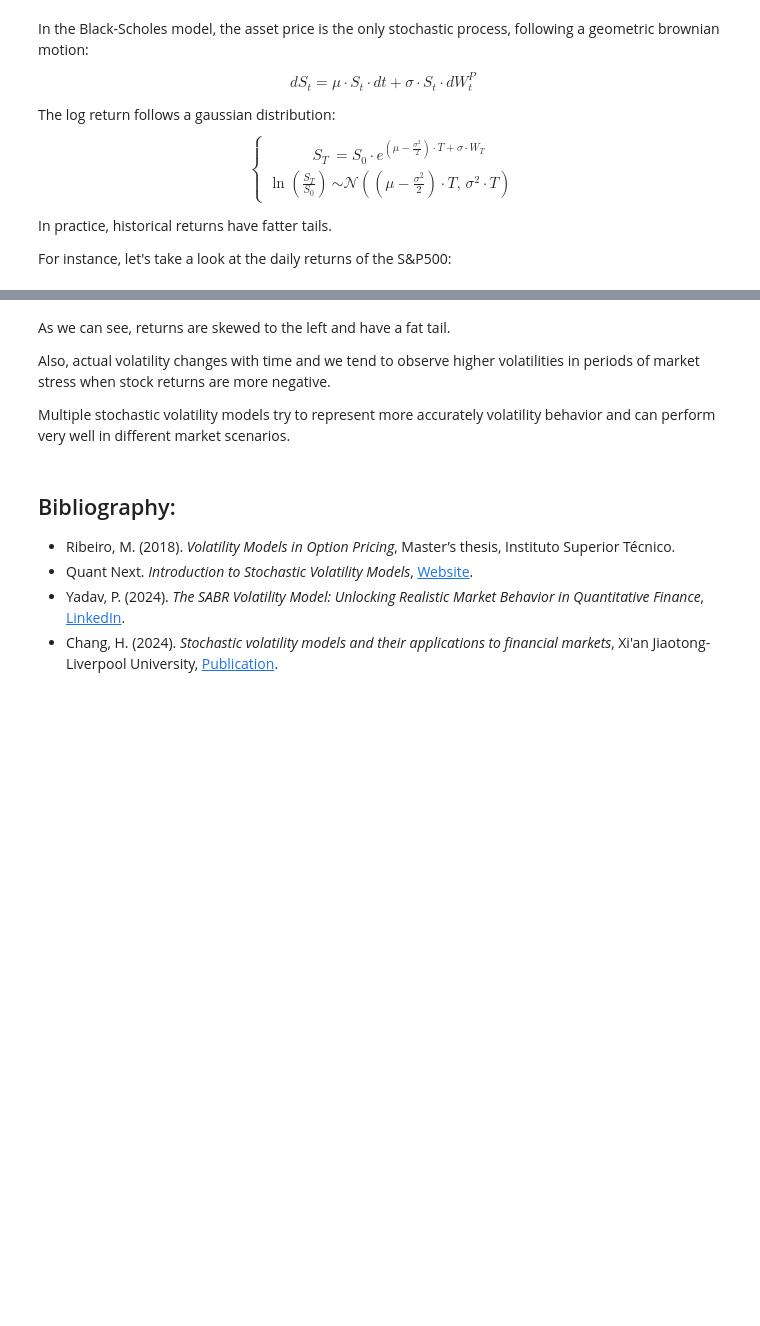
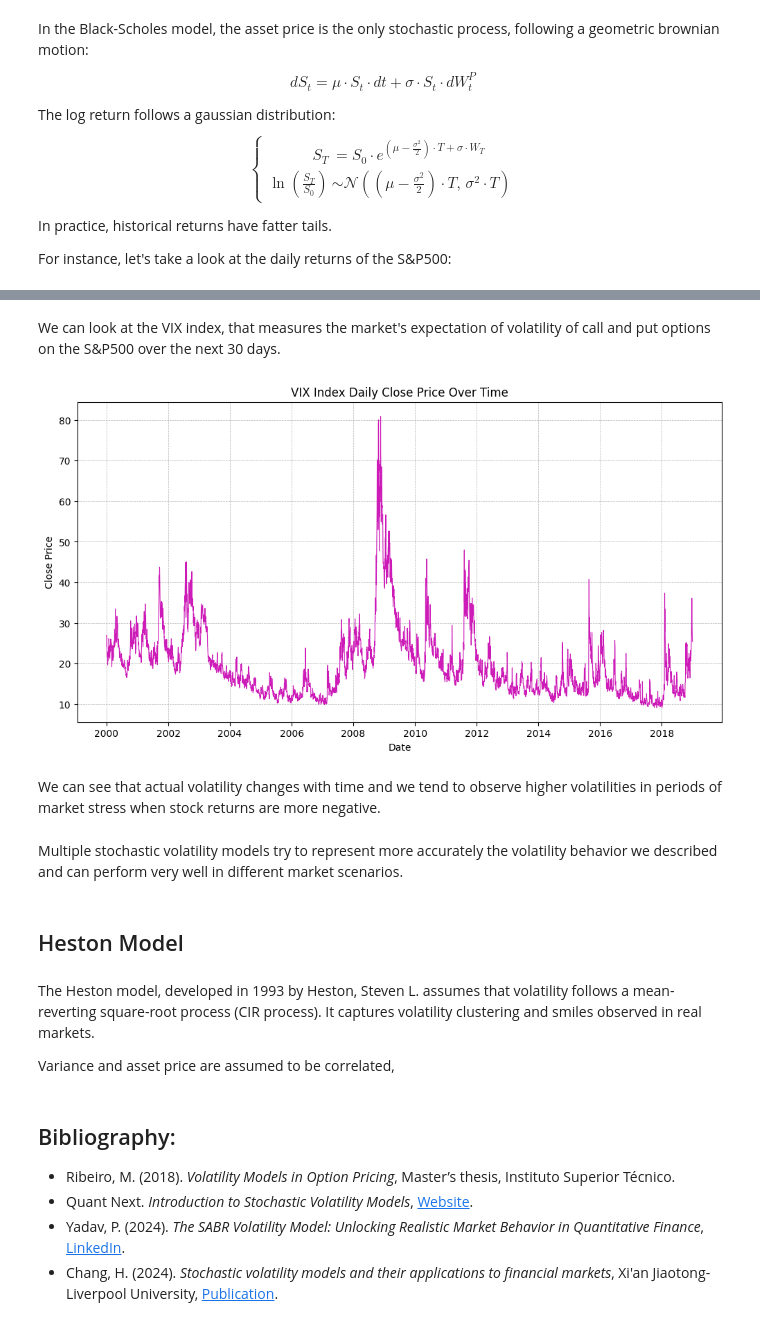
Before and after one commit to adbayre/Quant-Option-Portfolio, a Jupyter notebook: Stochastic_Volatility_Models.ipynb, the cells around one changed output, grey strips where cells are left out. Drawn from its saved outputs; the diff is of its cells as text; code cells hidden in the pictures; blank space fills up the shorter version.

```diff
--- a/Stochastic_Volatility_Models.ipynb
+++ b/Stochastic_Volatility_Models.ipynb
@@ -62,9 +78,29 @@ plt.show()
+# %% [markdown]
+We can look at the VIX index, that measures the market's expectation of volatility of call and put options on the S&P500 over the next 30 days.
+# %%
+# Let's plot the VIX index
+vix = pd.read_csv("vix_daily.csv")
+vix["date"] = pd.to_datetime(vix["date"])
+vix = vix[(vix["date"] >= "2000-01-01") & (vix["date"] <= "2018-12-31")]
+plt.figure(figsize=(12,6))
+plt.plot(vix["date"], vix["close"], color="#CD1BB8", linewidth=0.8)
+plt.title("VIX Index Daily Close Price Over Time")
+plt.xlabel("Date")
+plt.ylabel("Close Price")
+plt.grid(True, linestyle="--", linewidth=0.5)
+plt.show()
+# %% [output]
+[figure, added]
 # %% [markdown]
-As we can see, returns are skewed to the left and have a fat tail.
-
-Also, actual volatility changes with time and we tend to observe higher volatilities in periods of market stress when stock returns are more negative.
-
-Multiple stochastic volatility models try to represent more accurately volatility behavior and can perform very well in different market scenarios.
+We can see that actual volatility changes with time and we tend to observe higher volatilities in periods of market stress when stock returns are more negative.
+# %% [markdown]
+Multiple stochastic volatility models try to represent more accurately the volatility behavior we described and can perform very well in different market scenarios.
+# %% [markdown]
+## Heston Model
+# %% [markdown]
+The Heston model, developed in 1993 by Heston, Steven L. assumes that volatility follows a mean-reverting square-root process (CIR process). It captures volatility clustering and smiles observed in real markets.
+
+Variance and asset price are assumed to be correlated,
 # %% [markdown]
 ## Bibliography:
 - Ribeiro, M. (2018). *Volatility Models in Option Pricing*, Master’s thesis, Instituto Superior Técnico.
```
Also changed, not shown: parts of 4 cells of this notebook, 1 other file.
